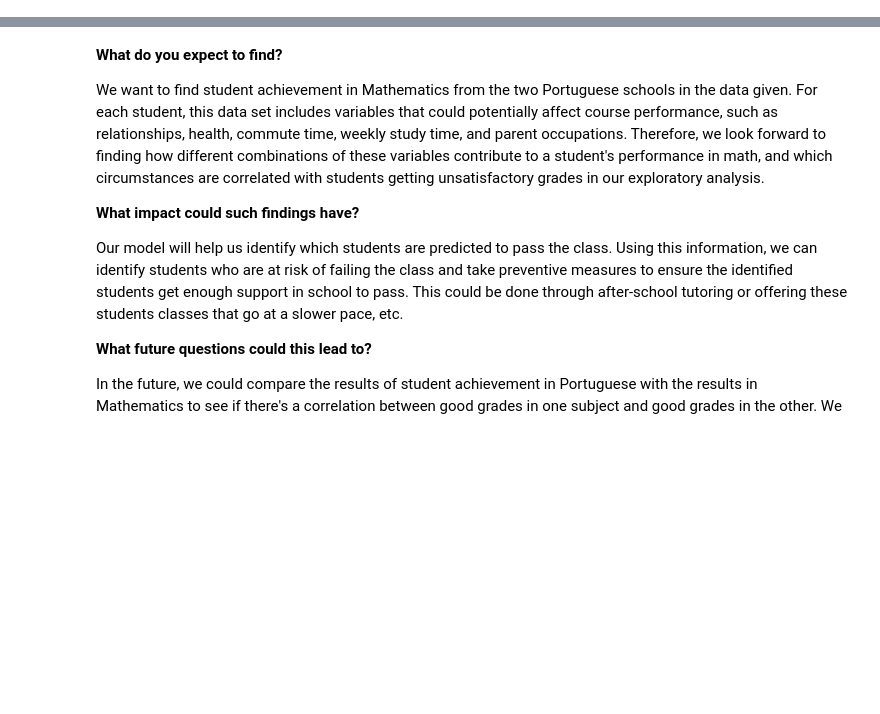
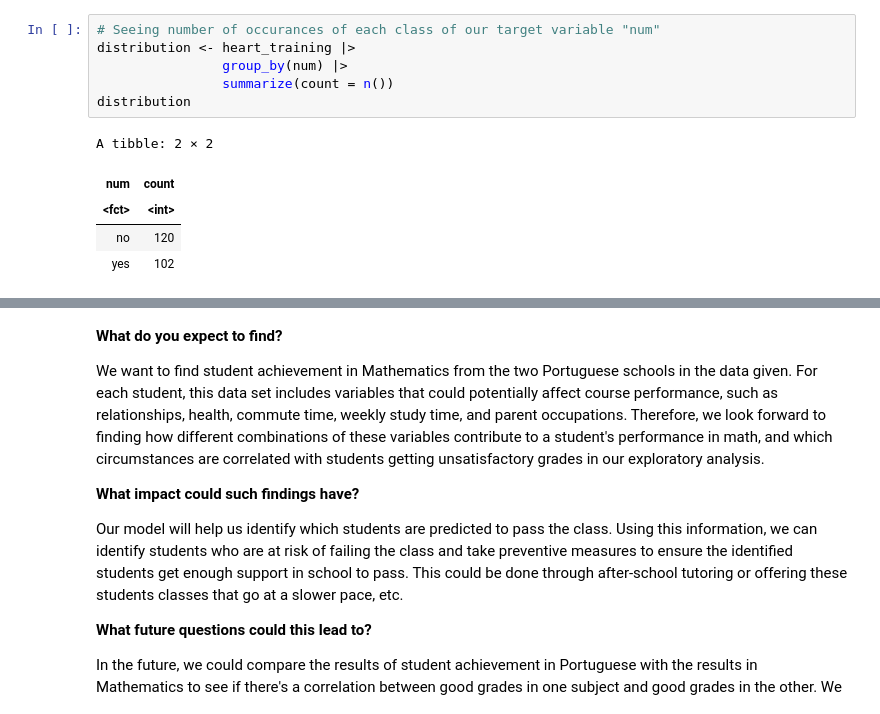
Before and after one commit to kcarri02/GROUP-PROJECT, a Jupyter notebook: ProjectNotebook.ipynb, the cells around one changed output, grey strips where cells are left out. Saved outputs shown, nothing was run; the diff lists cells and outputs as text; blank space fills up the shorter version.

```diff
--- a/ProjectNotebook.ipynb
+++ b/ProjectNotebook.ipynb
@@ -153,0 +53,12 @@ plot_grid(internet_grade, higher_grade, relationship_grade, famsup_grade)
+# %%
+# Seeing number of occurances of each class of our target variable "num"
+distribution <- heart_training |>
+                group_by(num) |>
+                summarize(count = n())
+distribution
+# %% [output]
+A tibble: 2 × 2
+| num | count |
+| <fct> | <int> |
+| no | 120 |
+| yes | 102 |
```
Also changed, not shown: parts of 14 cells of this notebook.
